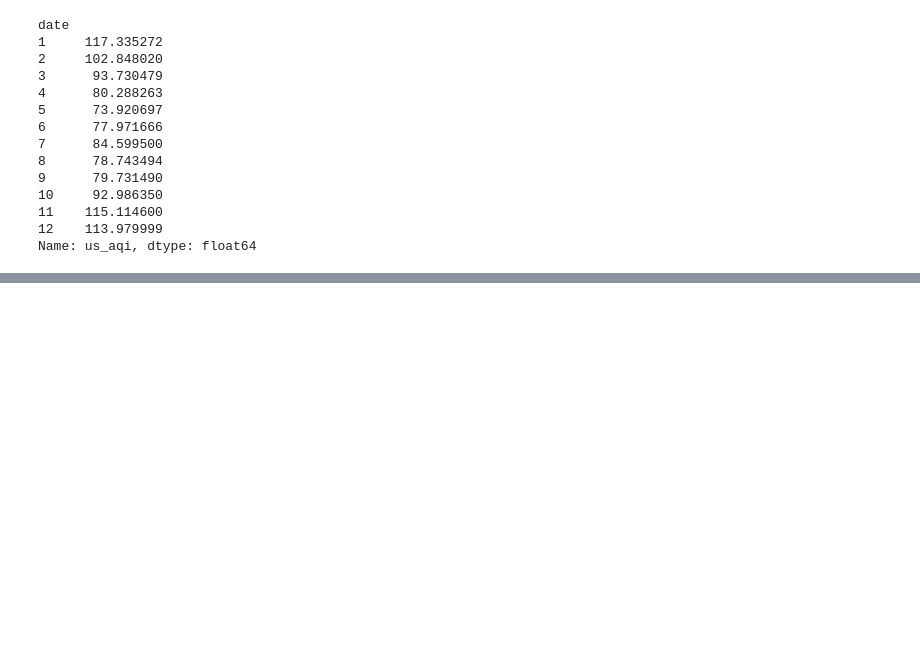
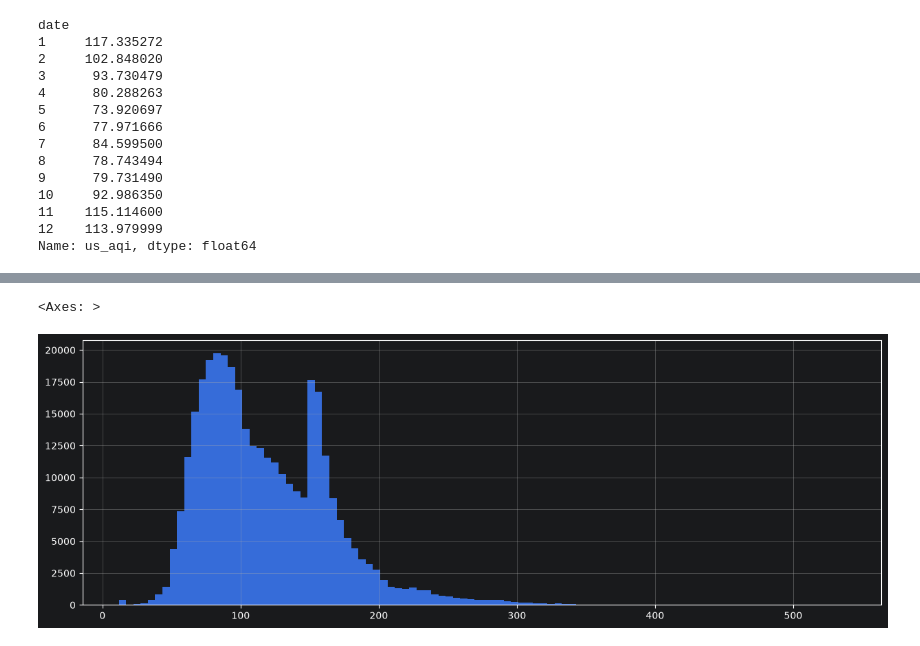
Before and after one commit to AyyanStorm/aqi-predictor, a Jupyter notebook: notebooks/01_eda.ipynb, the cells around one changed output, grey strips where cells are left out. Drawn from its saved outputs; the diff is of its cells as text; code cells hidden in the pictures; blank space fills up the shorter version.

Commit message:
docs: EDA findings across 10 cities - distributions, seasonality, correlations

```diff
--- a/notebooks/01_eda.ipynb
+++ b/notebooks/01_eda.ipynb
@@ -244,0 +220,12 @@ monthly_overall.plot(figsize=(20,4),title="Karachi Monthly Overall AQI")
+# %%
+import pandas as pd
+
+df = pd.read_csv("../data/raw/all_cities_historical.csv")
+df["date"] = pd.to_datetime(df["date"], utc=True)
+df = df.set_index("date")
+
+df["hour"] = df.index.hour
+df["month"] = df.index.month
+df["day_of_week"] = df.index.dayofweek
+
+df.shape
@@ -244,0 +287,5 @@ monthly_overall.plot(figsize=(20,4),title="Karachi Monthly Overall AQI")
+# %%
+df["us_aqi"].hist(bins=100, figsize=(15, 5)) # split the full range of AQI values into 100 buckets
+# %% [output]
+<Axes: >
+[figure, added]
```
Also changed, not shown: parts of 14 cells of this notebook, 1 other file.
